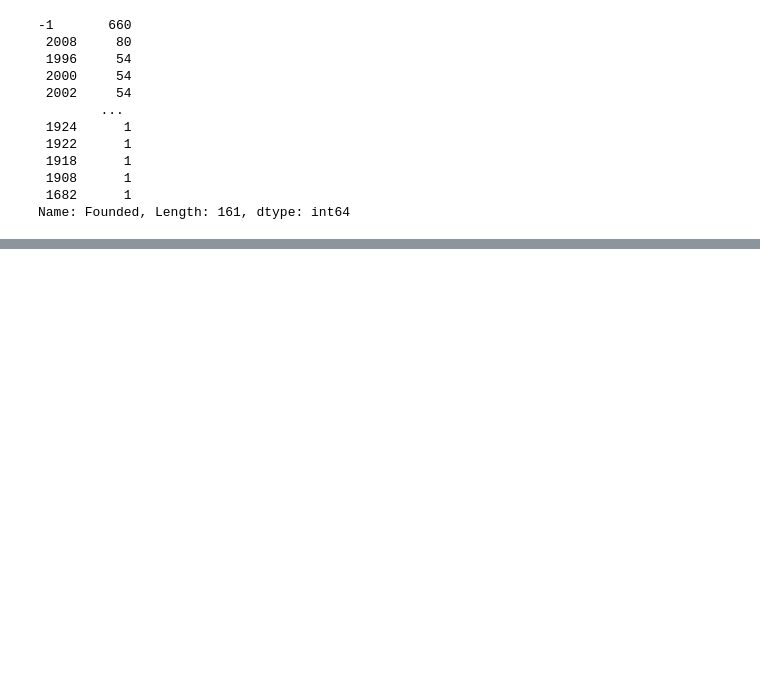
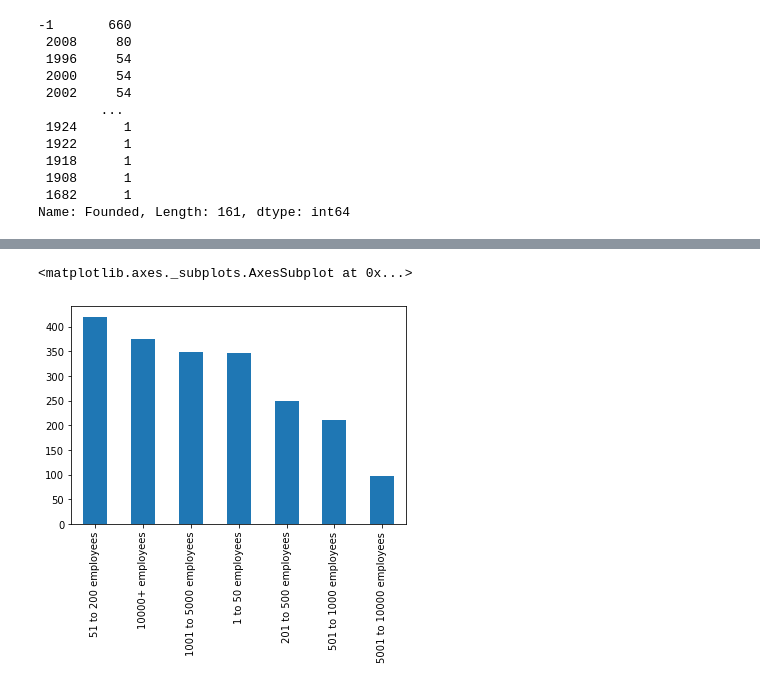
Before and after one commit to abbybby/CapstoneTwo_JobSalaryPrediction, a Jupyter notebook: Data Wrangling/data_wrangling.ipynb, the cells around one changed output, grey strips where cells are left out. Saved outputs shown, nothing was run; the diff lists cells and outputs as text; code cells hidden in the pictures; blank space fills up the shorter version.

```diff
--- a/Data Wrangling/data_wrangling.ipynb
+++ b/Data Wrangling/data_wrangling.ipynb
@@ -199,0 +243,3 @@ Now we can see that 'Easy Apply' and 'Competitors' have maximum number of missin
+# %%
+#Drop the one row with missing Salary infomation since salary is our target.
+job_data.drop(job_data[job_data['Salary Estimate'].isna()].index,inplace=True)
@@ -199,0 +252,11 @@ Now we can see that 'Easy Apply' and 'Competitors' have maximum number of missin
+# %%
+#Change the column ' Founded' to 'Years Founded'
+today_year = dt.date.today().year
+job_data['Years Founded'] = today_year - job_data['Founded']
+job_data.drop(['Founded'],axis=1,inplace = True)
+# %%
+#Split salary into two columns min salary and max salary.
+job_data['Salary Estimate'] = job_data['Salary Estimate'].str.strip('(Glassdoor est.)')
+job_data['Min_Salary($K)'] = job_data['Salary Estimate'].str.split('-').str.get(0).str.strip('$K').astype('int')
+job_data['Max_Salary($K)'] = job_data['Salary Estimate'].str.split('-').str.get(1).str.strip('$K').astype('int')
+job_data.drop(['Salary Estimate'], axis=1,inplace=True)
@@ -199,0 +265,10 @@ Now we can see that 'Easy Apply' and 'Competitors' have maximum number of missin
+# %%
+#Remove the rating in the column 'Company Name'
+job_data['Company Name'] = job_data['Company Name'].str.split('\n').str.get(0)
+# %%
+#What to do with Size?
+job_data['Size'].astype('category').value_counts().plot(kind='bar')
+plt.show()
+# %% [output]
+<matplotlib.axes._subplots.AxesSubplot at 0x...>
+[figure, added]
```
Also changed, not shown: parts of 23 cells of this notebook.
